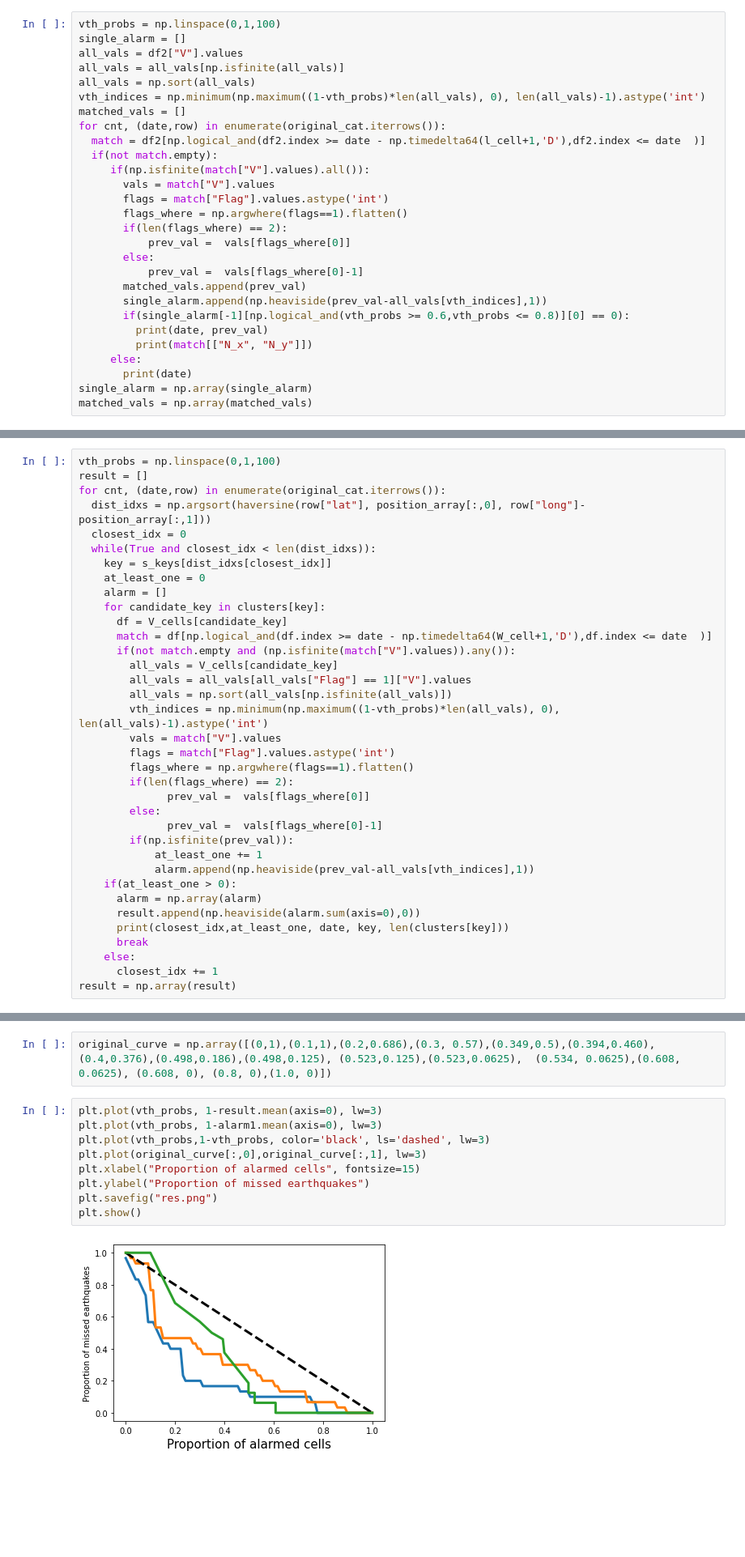
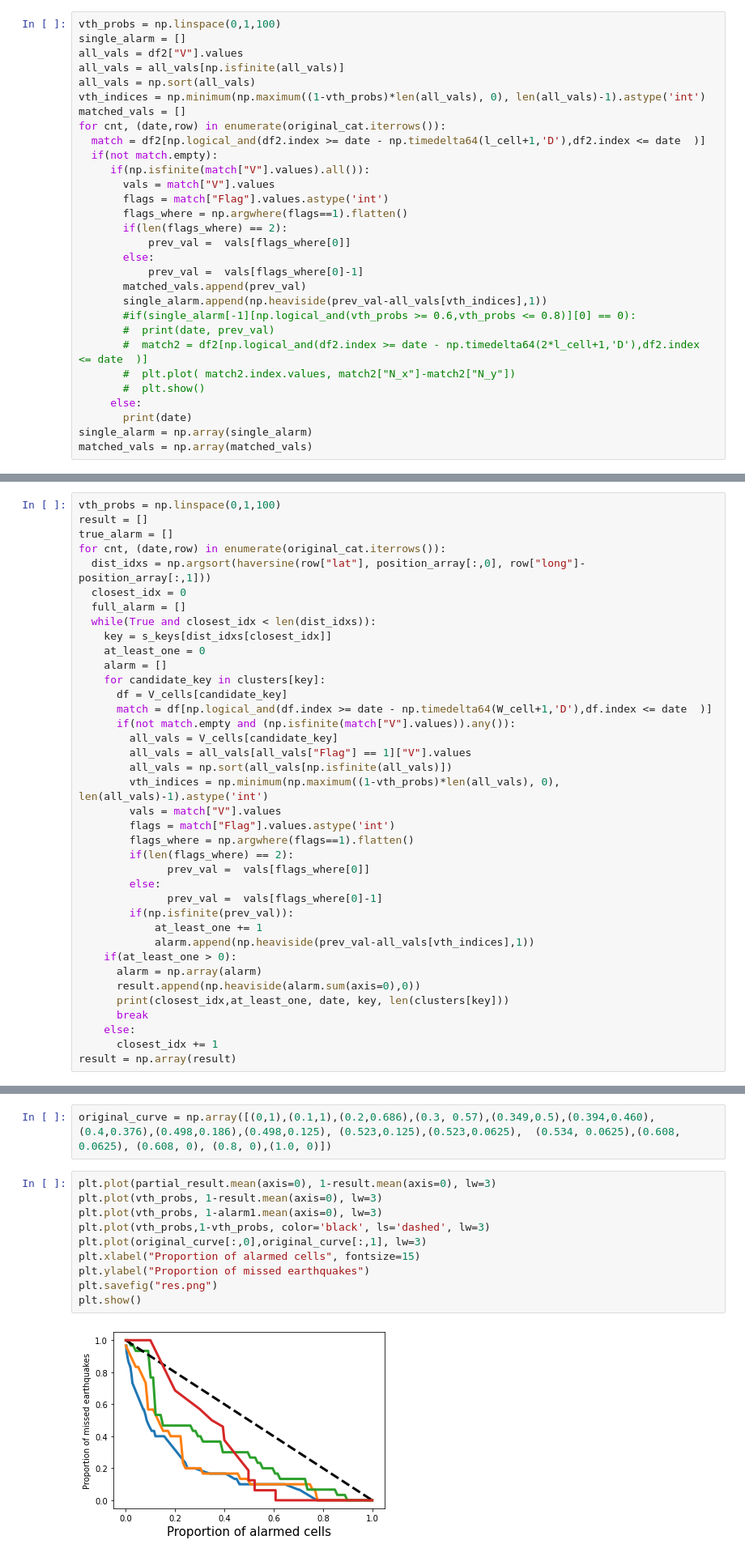
Before and after one commit to Schimmenti/EarthquakesGPS, a Jupyter notebook: Dataset.ipynb, the cells around one changed output, grey strips where cells are left out. Shown at 81% size. Drawn from its saved outputs; the diff is of its cells as text; blank space fills up the shorter version.

```diff
--- a/Dataset.ipynb
+++ b/Dataset.ipynb
@@ -379,9 +396,11 @@ for cnt, (date,row) in enumerate(original_cat.iterrows()):
            prev_val =  vals[flags_where[0]-1]
        matched_vals.append(prev_val)
        single_alarm.append(np.heaviside(prev_val-all_vals[vth_indices],1))
-       if(single_alarm[-1][np.logical_and(vth_probs >= 0.6,vth_probs <= 0.8)][0] == 0):
-         print(date, prev_val)
-         print(match[["N_x", "N_y"]])
+       #if(single_alarm[-1][np.logical_and(vth_probs >= 0.6,vth_probs <= 0.8)][0] == 0):
+       #  print(date, prev_val)
+       #  match2 = df2[np.logical_and(df2.index >= date - np.timedelta64(2*l_cell+1,'D'),df2.index <= date  )]
+       #  plt.plot( match2.index.values, match2["N_x"]-match2["N_y"])
+       #  plt.show()
      else:
        print(date)
 single_alarm = np.array(single_alarm)
@@ -510,9 +510,11 @@ for idx in range(0,len(pos_rads)):
 # %%
 vth_probs = np.linspace(0,1,100)
 result = []
+true_alarm = []
 for cnt, (date,row) in enumerate(original_cat.iterrows()):
   dist_idxs = np.argsort(haversine(row["lat"], position_array[:,0], row["long"]-position_array[:,1]))
   closest_idx = 0
+  full_alarm = []
   while(True and closest_idx < len(dist_idxs)):
     key = s_keys[dist_idxs[closest_idx]]
     at_least_one = 0
@@ -564,13 +566,14 @@ result = np.array(result)
 # %%
 original_curve = np.array([(0,1),(0.1,1),(0.2,0.686),(0.3, 0.57),(0.349,0.5),(0.394,0.460),(0.4,0.376),(0.498,0.186),(0.498,0.125), (0.523,0.125),(0.523,0.0625),  (0.534, 0.0625),(0.608, 0.0625), (0.608, 0), (0.8, 0),(1.0, 0)])
 # %%
+plt.plot(partial_result.mean(axis=0), 1-result.mean(axis=0), lw=3)
 plt.plot(vth_probs, 1-result.mean(axis=0), lw=3)
 plt.plot(vth_probs, 1-alarm1.mean(axis=0), lw=3)
 plt.plot(vth_probs,1-vth_probs, color='black', ls='dashed', lw=3)
 plt.plot(original_curve[:,0],original_curve[:,1], lw=3)
 plt.xlabel("Proportion of alarmed cells", fontsize=15)
 plt.ylabel("Proportion of missed earthquakes")
 plt.savefig("res.png")
 plt.show()
 # %% [output]
-[figure, old version]
+[figure, new version]
```
Also changed, not shown: parts of 6 cells of this notebook.
